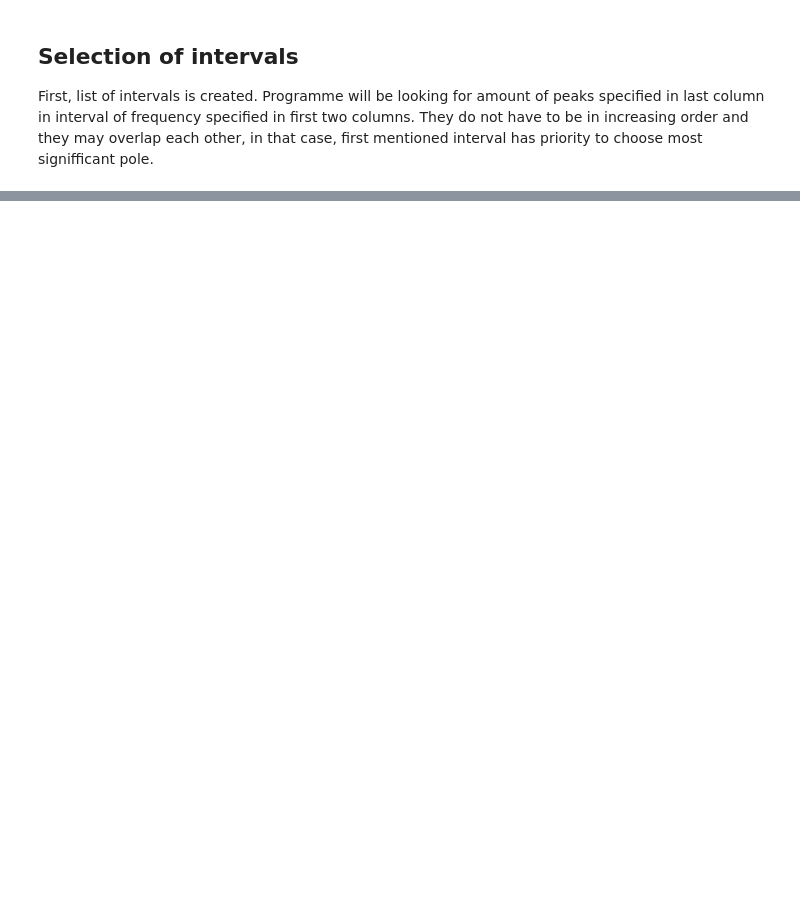
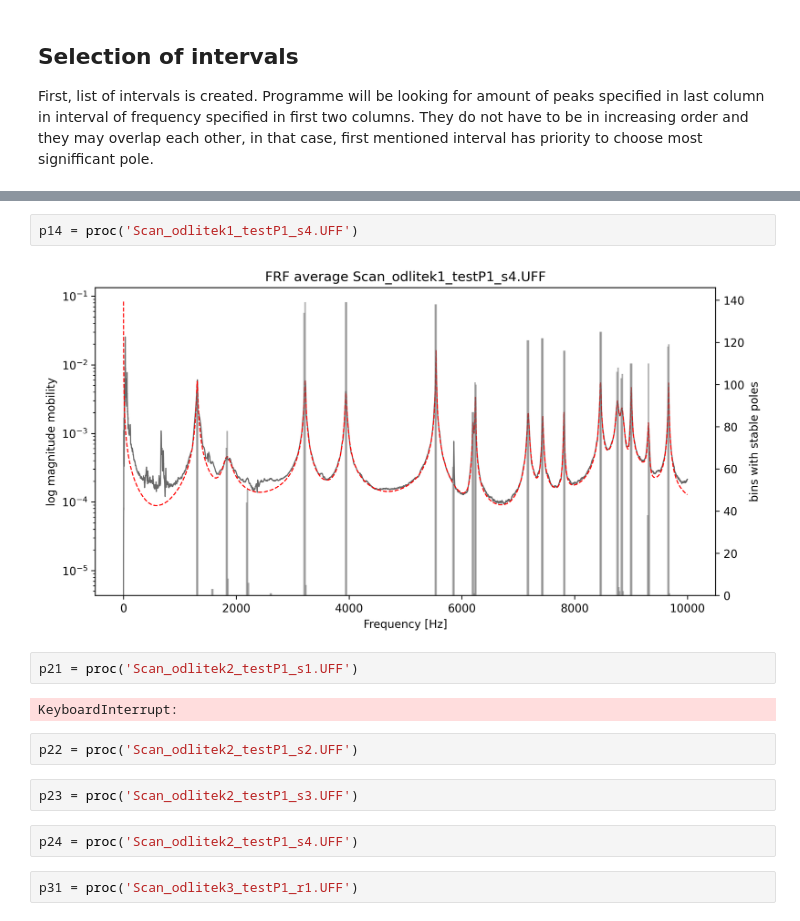
Before and after one commit to kopecvo2/EMA_with_sdypy, a Jupyter notebook: Histogram based pole selection.ipynb, the cells around one changed output, grey strips where cells are left out. Cells and saved outputs as stored; diff of their text form; blank space fills up the shorter version.

```diff
--- a/Histogram based pole selection.ipynb
+++ b/Histogram based pole selection.ipynb
@@ -94,0 +68,16 @@ tl.reconstruct_avg(part5_2, approx_nat_freq)
+# %%
+p14 = proc('Scan_odlitek1_testP1_s4.UFF')
+# %% [output]
+[figure, added]
+# %%
+p21 = proc('Scan_odlitek2_testP1_s1.UFF')
+# %% [output]
+KeyboardInterrupt:
+# %%
+p22 = proc('Scan_odlitek2_testP1_s2.UFF')
+# %%
+p23 = proc('Scan_odlitek2_testP1_s3.UFF')
+# %%
+p24 = proc('Scan_odlitek2_testP1_s4.UFF')
+# %%
+p31 = proc('Scan_odlitek3_testP1_r1.UFF')
```
Also changed, not shown: parts of 47 cells of this notebook, 2 other files.
